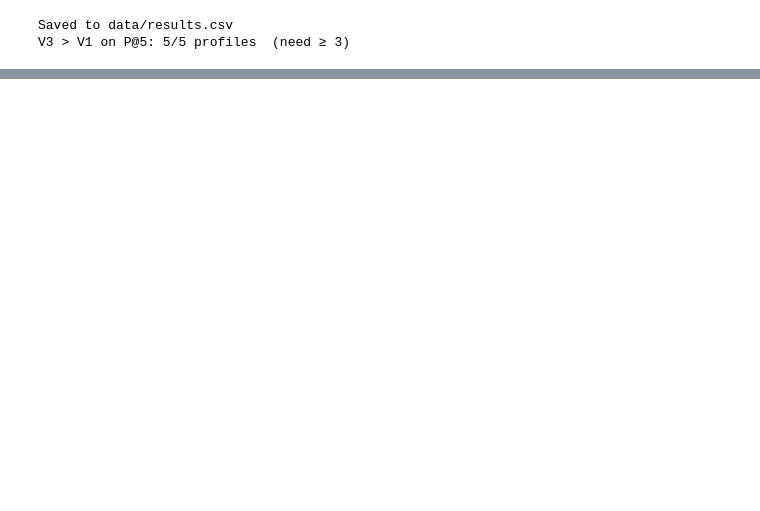
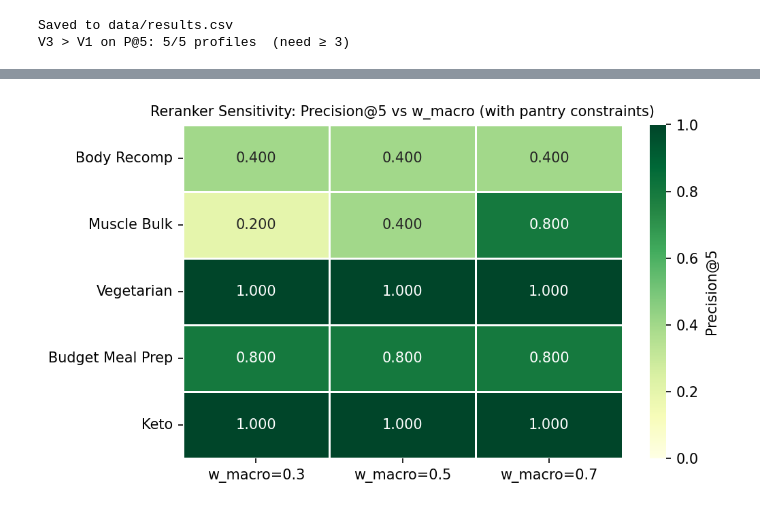
Before and after one commit to divyajyoti-dev/MacroMind, a Jupyter notebook: notebooks/divya_evaluation.ipynb, the cells around one changed output, grey strips where cells are left out. Saved outputs shown, nothing was run; the diff lists cells and outputs as text; code cells hidden in the pictures; blank space fills up the shorter version.

```diff
--- a/notebooks/divya_evaluation.ipynb
+++ b/notebooks/divya_evaluation.ipynb
@@ -229,0 +276,97 @@ V3 > V1 on P@5: 5/5 profiles  (need ≥ 3)
+# %%
+# ── Figure 2: Weight Sensitivity Heatmap ─────────────────────────────────────
+# Shows how Precision@5 changes as the macro weight (w_macro) is swept,
+# with available_ingredients set so waste_fraction provides meaningful signal.
+
+import seaborn as sns
+import copy
+from src.reranker import rerank as do_rerank
+from src.retriever import semantic_search, build_query_text, UserConstraints
+from src.evaluator import evaluate_variant
+
+pantry_profiles = [
+    {
+        "name": "Body Recomp",
+        "constraints": UserConstraints(
+            calories=2000, protein_g=150, carbs_g=200, fat_g=65, budget_usd=12,
+            available_ingredients=["chicken", "rice", "broccoli", "eggs", "olive oil"]
+        ),
+        "relevant_ids": test_profiles[0]["relevant_ids"],
+    },
+    {
+        "name": "Muscle Bulk",
+        "constraints": UserConstraints(
+            calories=2800, protein_g=180, carbs_g=320, fat_g=80, budget_usd=16,
+            available_ingredients=["beef", "pasta", "potato", "cheese", "butter"]
+        ),
+        "relevant_ids": test_profiles[1]["relevant_ids"],
+    },
+    {
+        "name": "Vegetarian",
+        "constraints": UserConstraints(
+            calories=1600, protein_g=80, carbs_g=180, fat_g=50, budget_usd=9,
+            dietary_tags=["vegetarian"],
+            available_ingredients=["tofu", "spinach", "lentils", "oats", "yogurt"]
+        ),
+        "relevant_ids": test_profiles[2]["relevant_ids"],
+    },
+    {
+        "name": "Budget Meal Prep",
+        "constraints": UserConstraints(
+            calories=1900, protein_g=100, carbs_g=230, fat_g=60, budget_usd=7,
+            available_ingredients=["eggs", "bread", "beans", "oats", "banana"]
+        ),
+        "relevant_ids": test_profiles[3]["relevant_ids"],
+    },
+    {
+        "name": "Keto",
+        "constraints": UserConstraints(
+            calories=1800, protein_g=130, carbs_g=30, fat_g=120, budget_usd=14,
+            dietary_tags=["keto"],
+            available_ingredients=["bacon", "eggs", "avocado", "salmon", "butter"]
+        ),
+        "relevant_ids": test_profiles[4]["relevant_ids"],
+    },
+]
+
+w_macro_values = [0.3, 0.5, 0.7]
+heatmap_data = []
+
+for profile in pantry_profiles:
+    row = []
+    constraints = profile["constraints"]
+    relevant_ids = profile["relevant_ids"]
+    query = build_query_text(constraints)
+    v3_search = semantic_search(query, collection, model, n_results=20)
+    for w_macro in w_macro_values:
+        c = copy.copy(constraints)
+        c.w_macro  = w_macro
+        c.w_budget = round((1.0 - w_macro) * 0.60, 4)
+        c.w_waste  = round((1.0 - w_macro) * 0.40, 4)
+        v3_results = do_rerank(v3_search, c, top_k=5)
+        result = evaluate_variant("V3", v3_results, c, relevant_ids, k=5)
+        row.append(round(result["precision_at_k"], 3))
+    heatmap_data.append(row)
+
+import pandas as pd
+heat_df = pd.DataFrame(
+    heatmap_data,
+    index=[p["name"] for p in pantry_profiles],
+    columns=[f"w_macro={w}" for w in w_macro_values],
+)
+
+print("Precision@5 sensitivity (with pantry constraints):")
+print(heat_df.to_string())
+
+fig, ax = plt.subplots(figsize=(7, 4))
+sns.heatmap(
+    heat_df, annot=True, fmt=".3f", cmap="YlGn", ax=ax,
+    vmin=0.0, vmax=1.0,
+    linewidths=0.5, cbar_kws={"label": "Precision@5"}
+)
+ax.set_title("Reranker Sensitivity: Precision@5 vs w_macro (with pantry constraints)", fontsize=10)
+plt.tight_layout()
+plt.savefig("../data/weight_sensitivity.png", dpi=150, bbox_inches="tight")
+plt.show()
+print("Saved: data/weight_sensitivity.png")
+# %% [output]
@@ -229,0 +380 @@ V3 > V1 on P@5: 5/5 profiles  (need ≥ 3)
+[figure, added]
```
Also changed, not shown: parts of 2 cells of this notebook, 2 other files.
